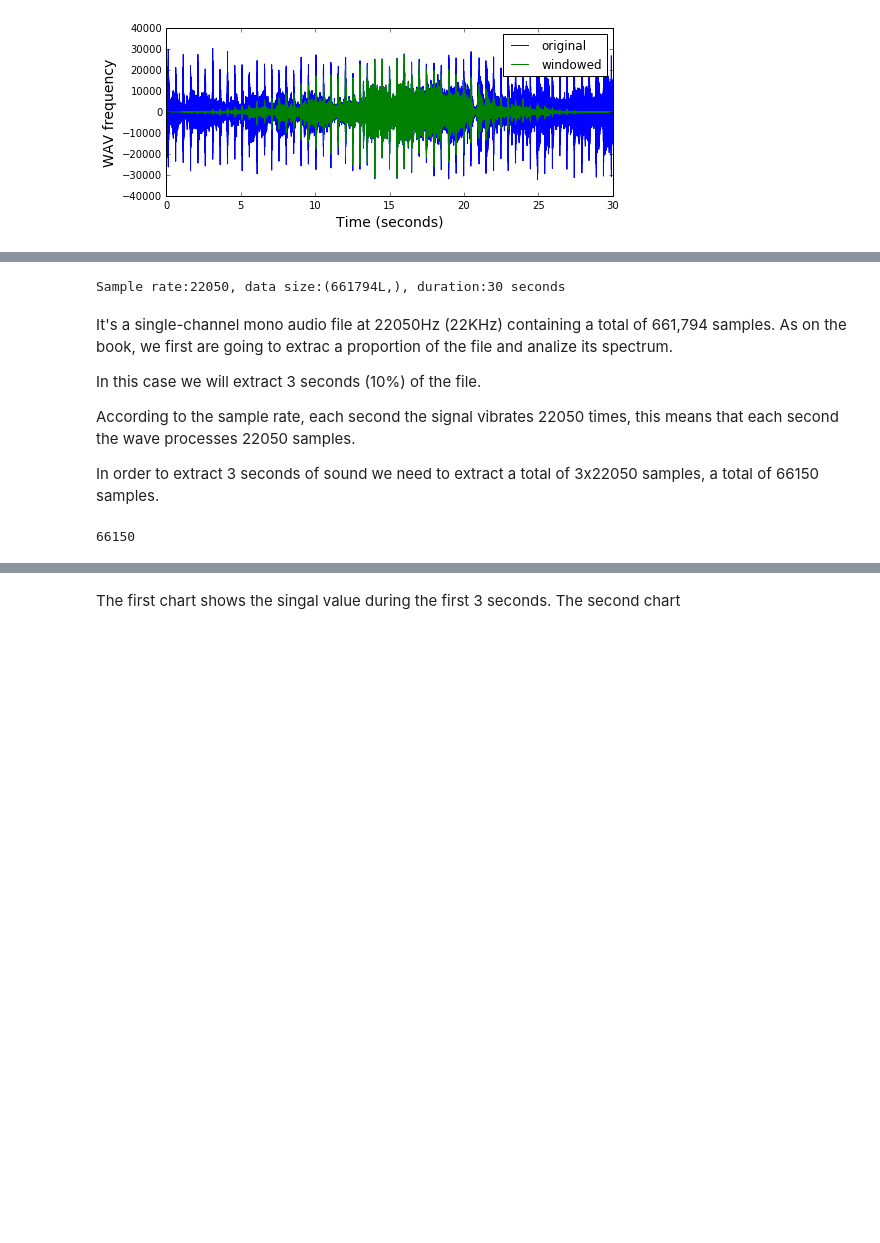
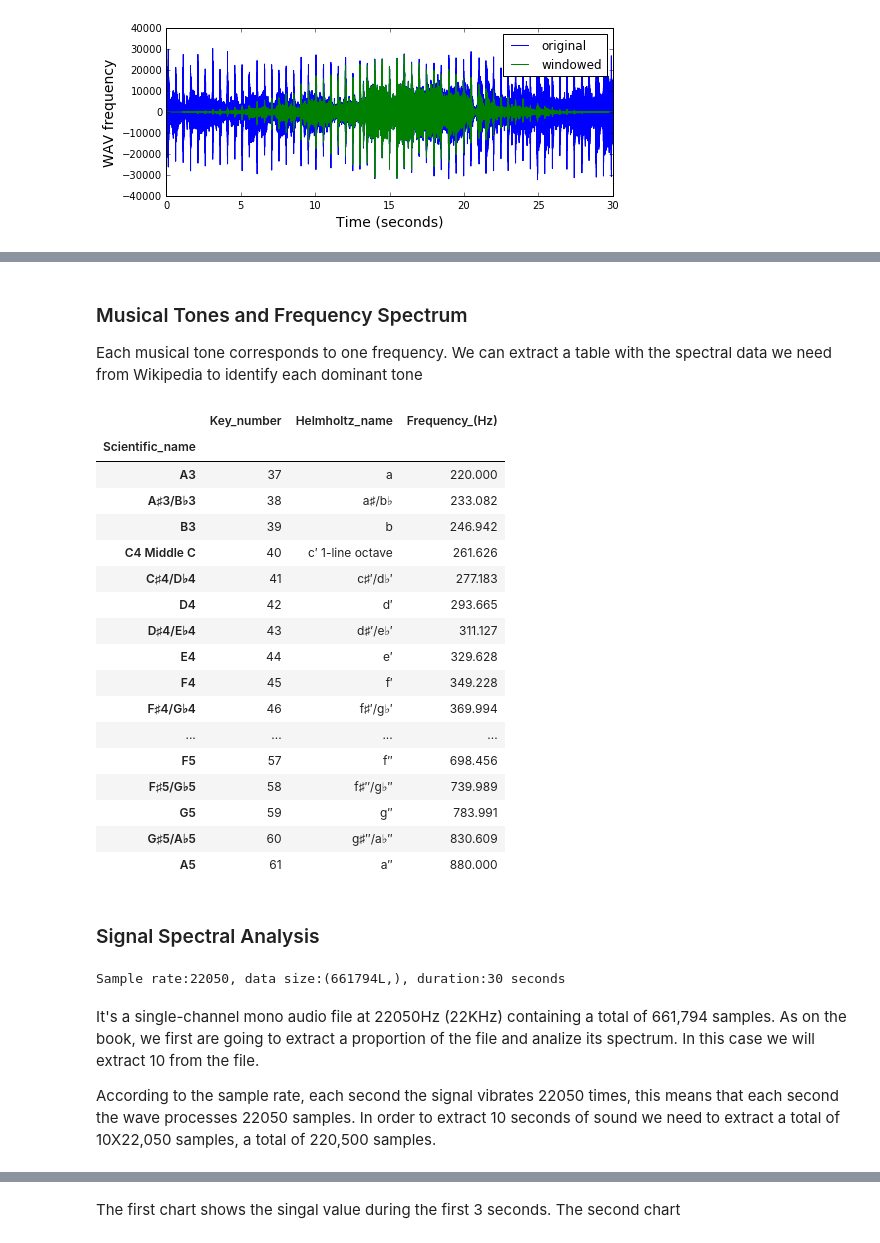
Before and after one commit to gonzsanc/computer_vision_digital_signal, a Jupyter notebook: Music Classification.ipynb, the cells around one changed output, grey strips where cells are left out. Drawn from its saved outputs; the diff is of its cells as text; code cells hidden in the pictures; blank space fills up the shorter version.

Commit message:
harmony spectral and emotional analysis

```diff
--- a/Music Classification.ipynb
+++ b/Music Classification.ipynb
@@ -495,0 +496,4 @@ Instead of dance, we will take a country piece and analyze it.
+# %% [markdown]
+### Musical Tones and Frequency Spectrum
+
+Each musical tone corresponds to one frequency. We can extract a table with the spectral data we need from Wikipedia to identify each dominant tone
@@ -495,0 +519,43 @@ Instead of dance, we will take a country piece and analyze it.
+# %%
+#Create dataframe and assigns better column names
+dtTable = pd.DataFrame(datasets,columns=headings).drop(0)
+dtTable.columns = ['Key_number', 'Helmholtz_name', 'Scientific_name','Frequency_(Hz)', 'Corresponding_Open_Strings']
+
+#Converts numerical types.
+dtTable["Frequency_(Hz)"] = dtTable["Frequency_(Hz)"].map(lambda x: float(x[1]))
+dtTable["Key_number"] = dtTable["Key_number"].map(lambda x: int(x[1]))
+
+#Extracts text types and removes Corresponding Open Strings column.
+dtTable["Helmholtz_name"] = dtTable["Helmholtz_name"].map(lambda x: x[1])
+dtTable["Scientific_name"] = dtTable["Scientific_name"].map(lambda x: x[1])
+dtTable = dtTable.drop("Corresponding_Open_Strings", axis=1)
+
+#Sorts table by frequency ascending.
+dtTable = dtTable.sort_values("Frequency_(Hz)",ascending=True)
+
+#Converts tone name into index.
+dtTable.index = dtTable["Scientific_name"]
+dtTable = dtTable.drop("Scientific_name", axis=1)
+
+# And finally we can now select the range between A3 and A5 and the corresponding spectrum
+#(range of frequencies within this signal):
+dtTable.loc["A3":"A5"]
+# %% [output]
+|  | Key_number | Helmholtz_name | Frequency_(Hz) |
+| Scientific_name |  |  |  |
+| A3 | 37 | a | 220.000 |
+| A♯3/B♭3 | 38 | a♯/b♭ | 233.082 |
+| B3 | 39 | b | 246.942 |
+| C4 Middle C | 40 | c′ 1-line octave | 261.626 |
+| C♯4/D♭4 | 41 | c♯′/d♭′ | 277.183 |
+| D4 | 42 | d′ | 293.665 |
+| D♯4/E♭4 | 43 | d♯′/e♭′ | 311.127 |
+| E4 | 44 | e′ | 329.628 |
+| F4 | 45 | f′ | 349.228 |
+| F♯4/G♭4 | 46 | f♯′/g♭′ | 369.994 |
+| ... | ... | ... | ... |
+| F5 | 57 | f′′ | 698.456 |
+| F♯5/G♭5 | 58 | f♯′′/g♭′′ | 739.989 |
+| G5 | 59 | g′′ | 783.991 |
+| G♯5/A♭5 | 60 | g♯′′/a♭′′ | 830.609 |
+| A5 | 61 | a′′ | 880.000 |
@@ -496,3 +568,5 @@ Instead of dance, we will take a country piece and analyze it.
+# %% [markdown]
+### Signal Spectral Analysis
 # %%
 from scipy import io
 GENRE_DIR = '/Descargas/Music_Genres/genres/'
@@ -503,14 +577,6 @@ print "Sample rate:{0}, data size:{1}, duration:{2} seconds".format(sample_rate,
 # %% [output]
 Sample rate:22050, data size:(661794L,), duration:30 seconds
 # %% [markdown]
-It's a single-channel mono audio file at 22050Hz (22KHz) containing a total of 661,794 samples. As on the book, we first are going to extrac a proportion of the file and analize its spectrum.
+It's a single-channel mono audio file at 22050Hz (22KHz) containing a total of 661,794 samples. As on the book, we first are going to extract a proportion of the file and analize its spectrum. In this case we will extract 10 from the file.
 
-In this case we will extract 3 seconds (10%) of the file.
-
-According to the sample rate, each second the signal vibrates 22050 times, this means that each second the wave processes 22050 samples.
-
-In order to extract 3 seconds of sound we need to extract a total of 3x22050 samples, a total of 66150 samples.
+According to the sample rate, each second the signal vibrates 22050 times, this means that each second the wave processes 22050 samples. In order to extract 10 seconds of sound we need to extract a total of 10X22,050 samples, a total of 220,500 samples.
-# %%
-N = 3 * sample_rate; N
-# %% [output]
-66150
```
Also changed, not shown: parts of 44 cells of this notebook, 1 other file.
